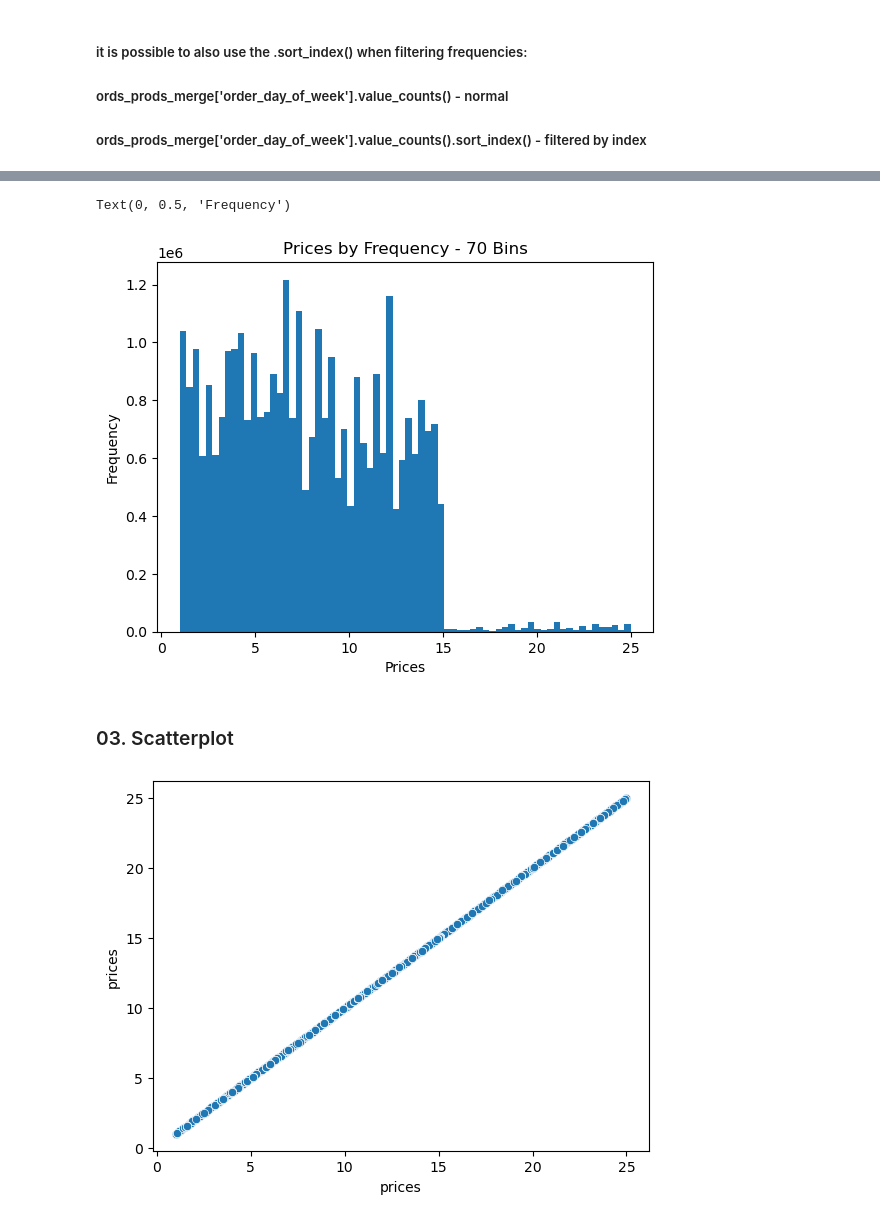
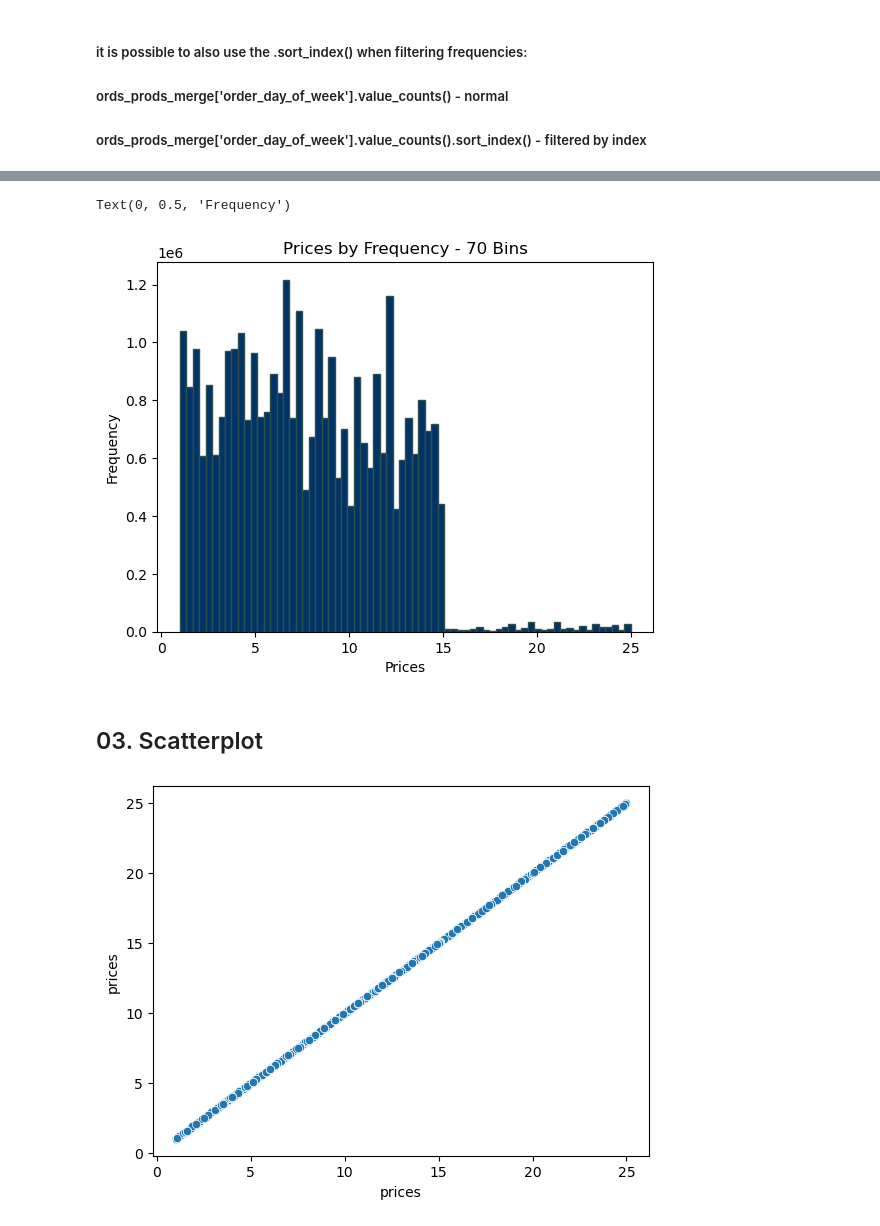
Before and after one commit to robcabr/Instacart_Analysis_Sales, a Jupyter notebook: Scripts/Data Visualization/Part 2 - Data Visualization with Python.ipynb, the cells around one changed output, grey strips where cells are left out. Cells and saved outputs as stored; diff of their text form; code cells hidden in the pictures.

```diff
--- a/Scripts/Data Visualization/Part 2 - Data Visualization with Python.ipynb
+++ b/Scripts/Data Visualization/Part 2 - Data Visualization with Python.ipynb
@@ -98,12 +66,12 @@ Text(0, 0.5, 'Frequency')
 # %%
-hist_2 = df['prices'].plot.hist(bins=70)
+hist_2 = df['prices'].plot.hist(bins=70, color ='#003366',  edgecolor = '#2f4f4f')
 
 plt.title('Prices by Frequency - 70 Bins')
 plt.xlabel('Prices')
 plt.ylabel('Frequency')
 # %% [output]
 Text(0, 0.5, 'Frequency')
-[figure, old version]
+[figure, new version]
 # %%
 # save the histogram (25 bins) in the visualization folder
 
@@ -113,7 +81,7 @@ hist.figure.savefig(os.path.join(path, '04 Analysis','Visualizations', '4.9','hi
 
 hist_2.figure.savefig(os.path.join(path, '04 Analysis','Visualizations', '4.9','hist_price_frequency_70.png'))
 # %% [markdown]
-### 03. Scatterplot
+## 03. Scatterplot
 # %%
 # create a scatterplot
 
```
Also changed, not shown: parts of 21 cells of this notebook, 14 other files.
